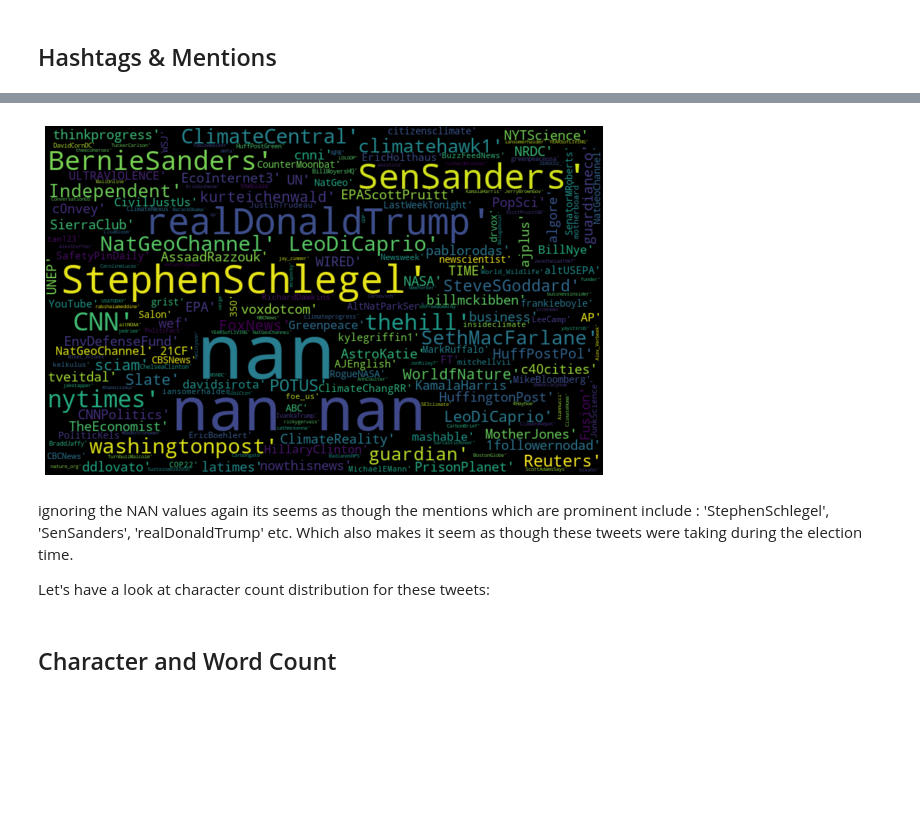
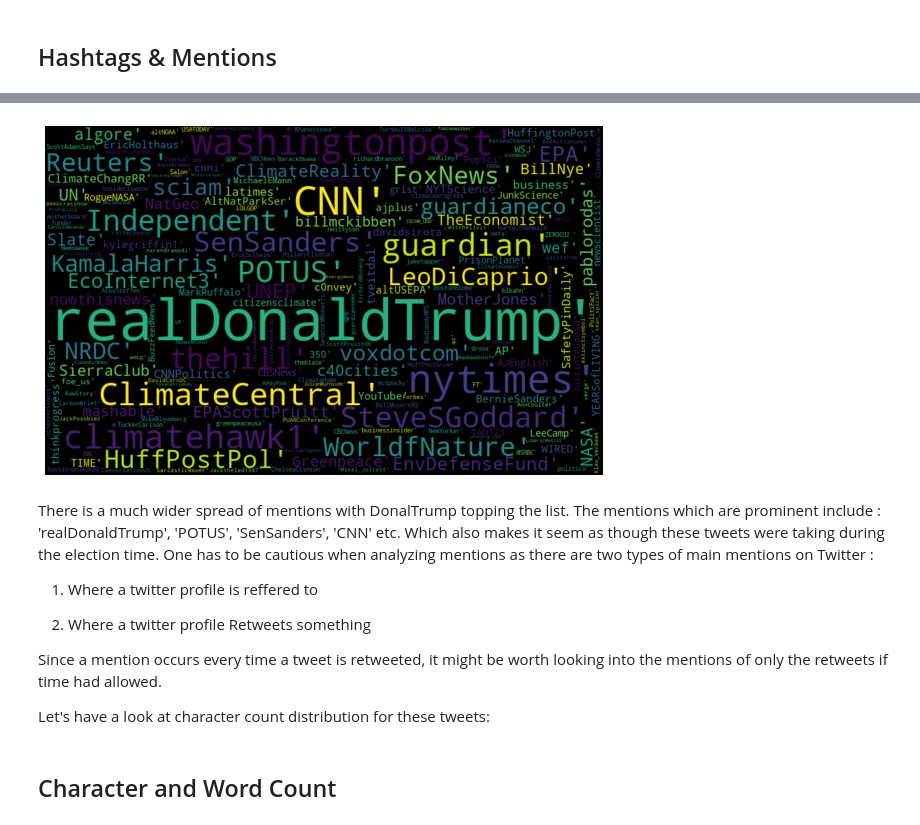
Before and after one commit to jonnybegreat/Climate-Change-Sentiment-Analysis, a Jupyter notebook: Jonny_EDA_2.ipynb, the cells around one changed output, grey strips where cells are left out. Saved outputs shown, nothing was run; the diff lists cells and outputs as text; code cells hidden in the pictures; blank space fills up the shorter version.

```diff
--- a/Jonny_EDA_2.ipynb
+++ b/Jonny_EDA_2.ipynb
@@ -252,5 +256,6 @@ What are the most used hashtags?
 # %%
-all_words_hastags = ' '.join([text for text in df_with_metadata['hashtags'].astype(str)])
+df_hashtags = df_with_metadata['hashtags'].dropna()
+all_words_hastags = ' '.join([text for text in df_hashtags.astype(str)])
 from wordcloud import WordCloud
 wordcloud = WordCloud(width=800, height=500, random_state=21, max_font_size=110).generate(all_words_hastags)
 
@@ -267,18 +277,26 @@ Let's have a look at mentions :
 # %%
-all_words_mentions = ' '.join([text for text in df_with_metadata['mentions'].astype(str)])
+df_mentions = df_with_metadata['mentions'].dropna()
+all_words_mentions = ' '.join([text for text in df_mentions.astype(str)])
 from wordcloud import WordCloud
 wordcloud = WordCloud(width=800, height=500, random_state=21, max_font_size=110).generate(all_words_mentions)
 
 plt.figure(figsize=(10, 7))
 plt.imshow(wordcloud, interpolation="bilinear")
 plt.axis('off')
 plt.show()
 # %% [output]
-[figure, old version]
+[figure, new version]
-# %% [markdown]
-ignoring the NAN values again its seems as though the mentions which are prominent include : 'StephenSchlegel', 'SenSanders', 'realDonaldTrump' etc. Which also makes it seem as though these tweets were taking during the election time.
-
-Let's have a look at character count distribution for these tweets:
+# %% [markdown]
+There is a much wider spread of mentions with DonalTrump topping the list. The mentions which are prominent include : 'realDonaldTrump', 'POTUS', 'SenSanders', 'CNN' etc. Which also makes it seem as though these tweets were taking during the election time.
+One has to be cautious when analyzing mentions as there are two types of main mentions on Twitter :
+
+1) Where a twitter profile is reffered to
+
+2) Where a twitter profile Retweets something
+
+Since a mention occurs every time a tweet is retweeted, it might be worth looking into the mentions of only the retweets if time had allowed.
+
+Let's have a look at character count distribution for these tweets:
 # %% [markdown]
 ## Character and Word Count
 # %%
```
Also changed, not shown: parts of 10 cells of this notebook.
